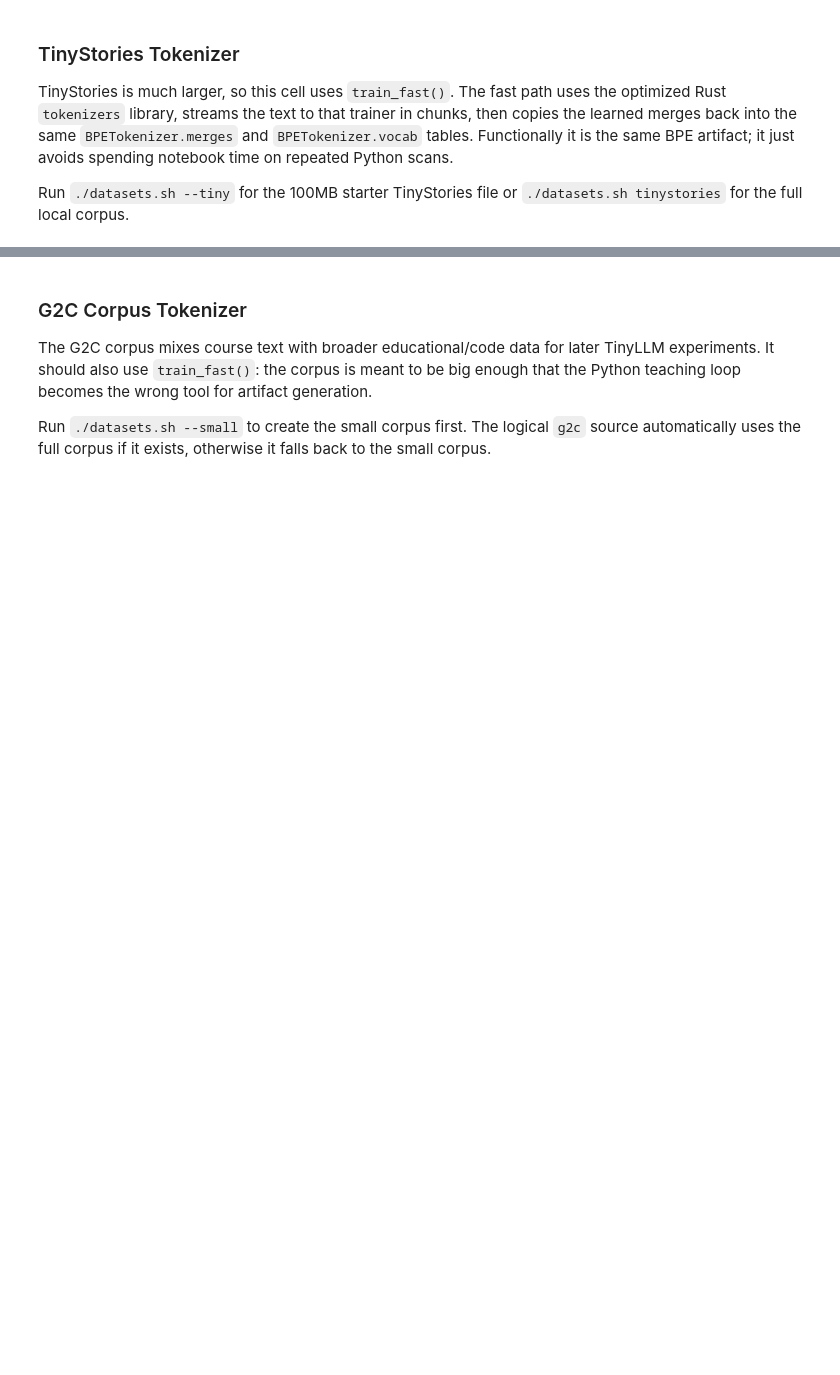
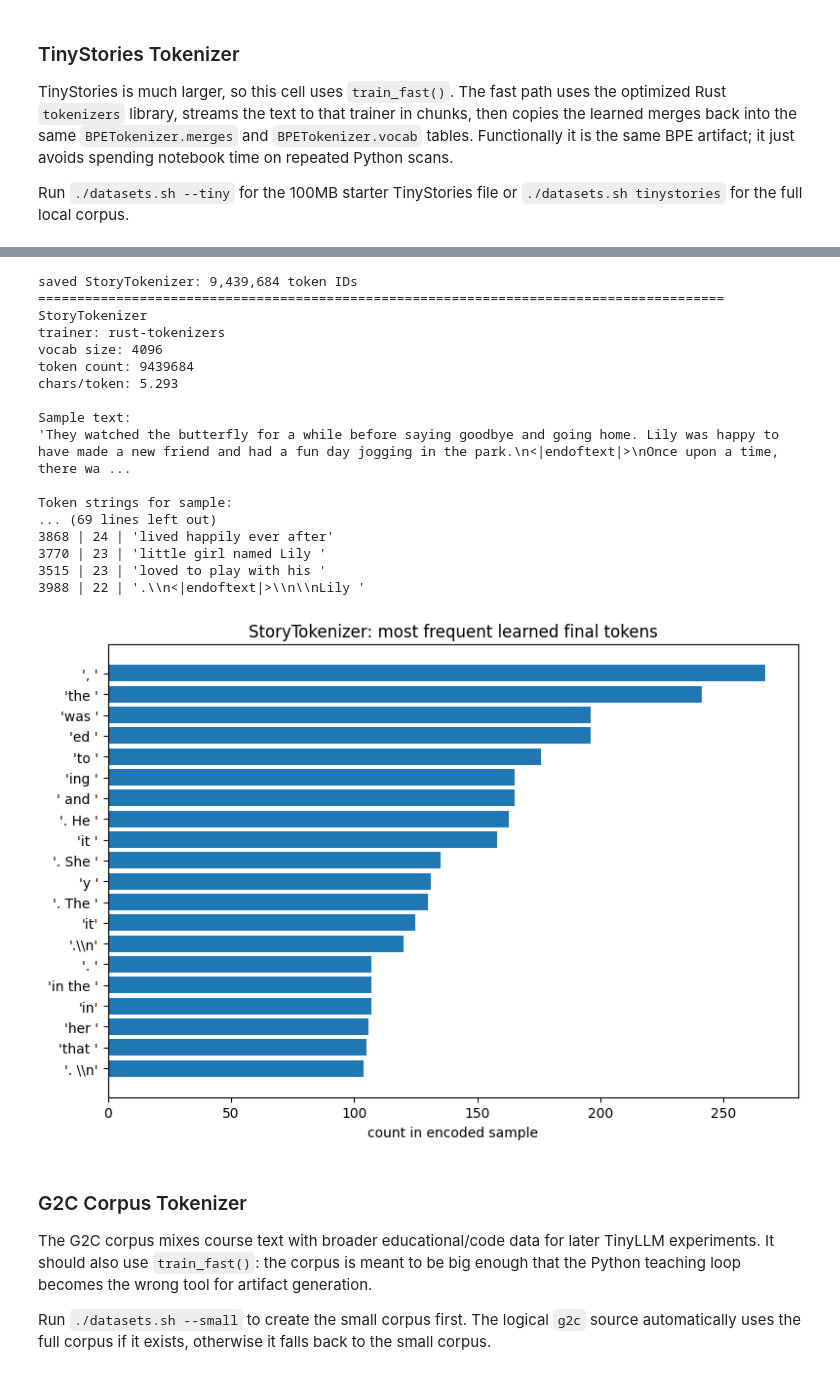
Before and after one commit to Mister-Meeseeks/g2c, a Jupyter notebook: notebooks/solutions/04-tokenizer.ipynb, the cells around one changed output, grey strips where cells are left out. Cells and saved outputs as stored; diff of their text form; code cells hidden in the pictures; blank space fills up the shorter version.

```diff
--- a/notebooks/solutions/04-tokenizer.ipynb
+++ b/notebooks/solutions/04-tokenizer.ipynb
@@ -532,15 +585,15 @@ story_config = TokenizerArtifactConfig(
     name="StoryTokenizer",
     source="tinystories",
     vocab_size=4096,
-    max_chars=5_000_000,
+    max_chars=50_000_000,
     use_fast=True,
-    chunk_chars=500_000,
+    chunk_chars=8_192,
     notes="TinyStories tokenizer for StoryLM. Increase max_chars when you want the durable artifact.",
 )
 
 story_artifact = run_and_inspect_tokenizer_artifact(
     story_config,
     enabled=RUN_TINYSTORIES_TOKENIZER,
-    force=FORCE_RETRAIN_TOKENIZERS,
+    force=True,
 )
 # %% [output]
@@ -548,3 +601,21 @@ StoryTokenizer: Rust-backed training starting | chars `4,994,059` | chunks `10`
+saved StoryTokenizer: 9,439,684 token IDs
+========================================================================================
+StoryTokenizer
+trainer: rust-tokenizers
+vocab size: 4096
+token count: 9439684
+chars/token: 5.293
+
+Sample text:
+'They watched the butterfly for a while before saying goodbye and going home. Lily was happy to have made a new friend and had a fun day jogging in the park.\n<|endoftext|>\nOnce upon a time, there wa ...
+
+Token strings for sample:
+... (69 lines left out)
+3868 | 24 | 'lived happily ever after'
+3770 | 23 | 'little girl named Lily '
+3515 | 23 | 'loved to play with his '
+3988 | 22 | '.\\n<|endoftext|>\\n\\nLily '
+[figure, added]
 # %% [markdown]
 ### G2C Corpus Tokenizer
 
```
Also changed, not shown: parts of 5 cells of this notebook, 8 other files.
